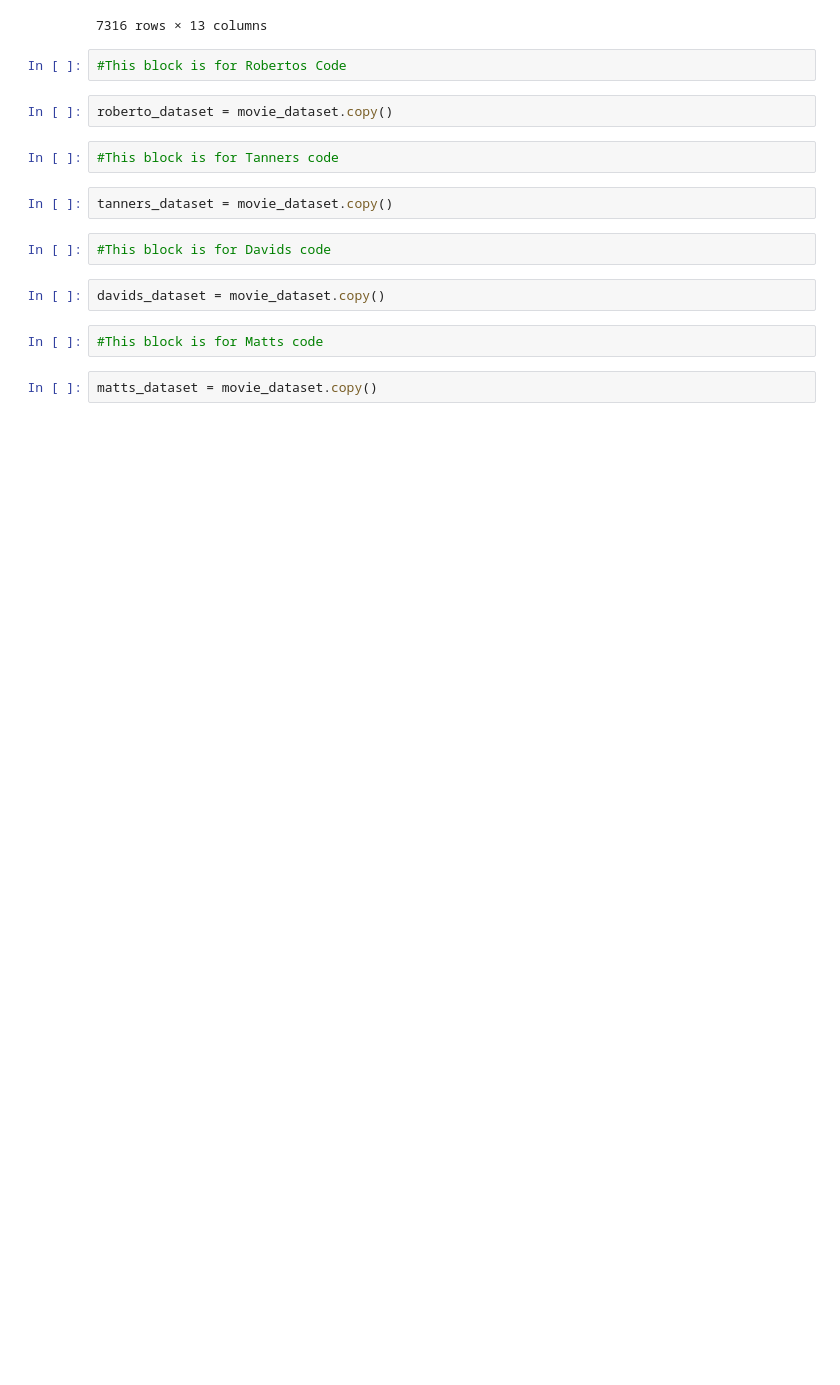
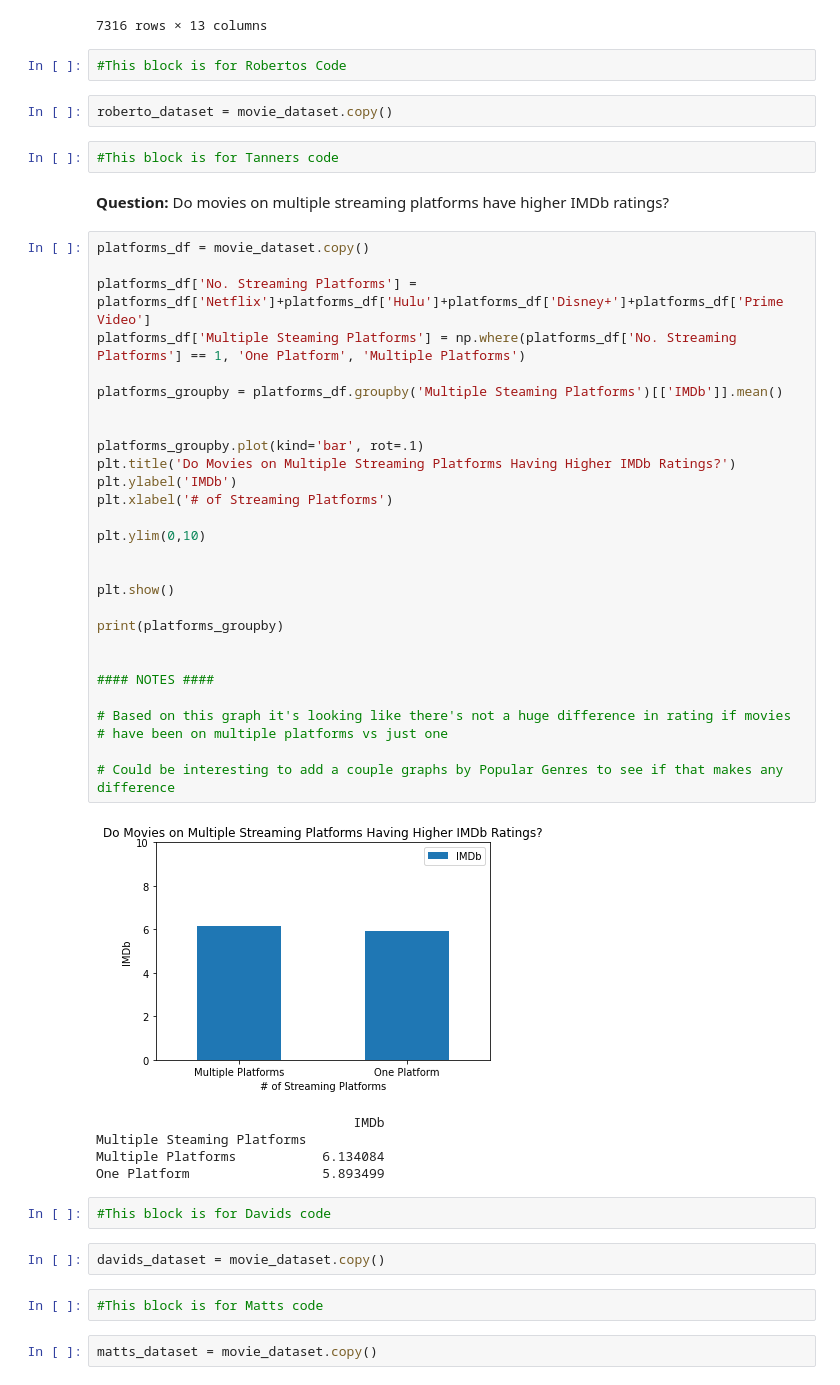
Before and after one commit to MMidwinter/Mega-Movie-Mayhem, a Jupyter notebook: MovieMayhem.ipynb, the cells around one changed output. Drawn from its saved outputs; the diff is of its cells as text; blank space fills up the shorter version.

Commit message:
Added tanners block of code focused on streaming platforms

```diff
--- a/MovieMayhem.ipynb
+++ b/MovieMayhem.ipynb
@@ -74,8 +74,42 @@ movie_dataset_age_data_clean
 roberto_dataset = movie_dataset.copy()
 # %%
 #This block is for Tanners code
-# %%
-tanners_dataset = movie_dataset.copy()
+# %% [markdown]
+<b>Question:</b> Do movies on multiple streaming platforms have higher IMDb ratings?
+# %%
+platforms_df = movie_dataset.copy()
+
+platforms_df['No. Streaming Platforms'] = platforms_df['Netflix']+platforms_df['Hulu']+platforms_df['Disney+']+platforms_df['Prime Video']
+platforms_df['Multiple Steaming Platforms'] = np.where(platforms_df['No. Streaming Platforms'] == 1, 'One Platform', 'Multiple Platforms')
+
+platforms_groupby = platforms_df.groupby('Multiple Steaming Platforms')[['IMDb']].mean()
+
+
+platforms_groupby.plot(kind='bar', rot=.1)
+plt.title('Do Movies on Multiple Streaming Platforms Having Higher IMDb Ratings?')
+plt.ylabel('IMDb')
+plt.xlabel('# of Streaming Platforms')
+
+plt.ylim(0,10)
+
+
+plt.show()
+
+print(platforms_groupby)
+
+
+#### NOTES ####
+
+# Based on this graph it's looking like there's not a huge difference in rating if movies
+# have been on multiple platforms vs just one
+
+# Could be interesting to add a couple graphs by Popular Genres to see if that makes any difference
+# %% [output]
+[figure, added]
+                                 IMDb
+Multiple Steaming Platforms
+Multiple Platforms           6.134084
+One Platform                 5.893499
 # %%
 #This block is for Davids code
 # %%
```
